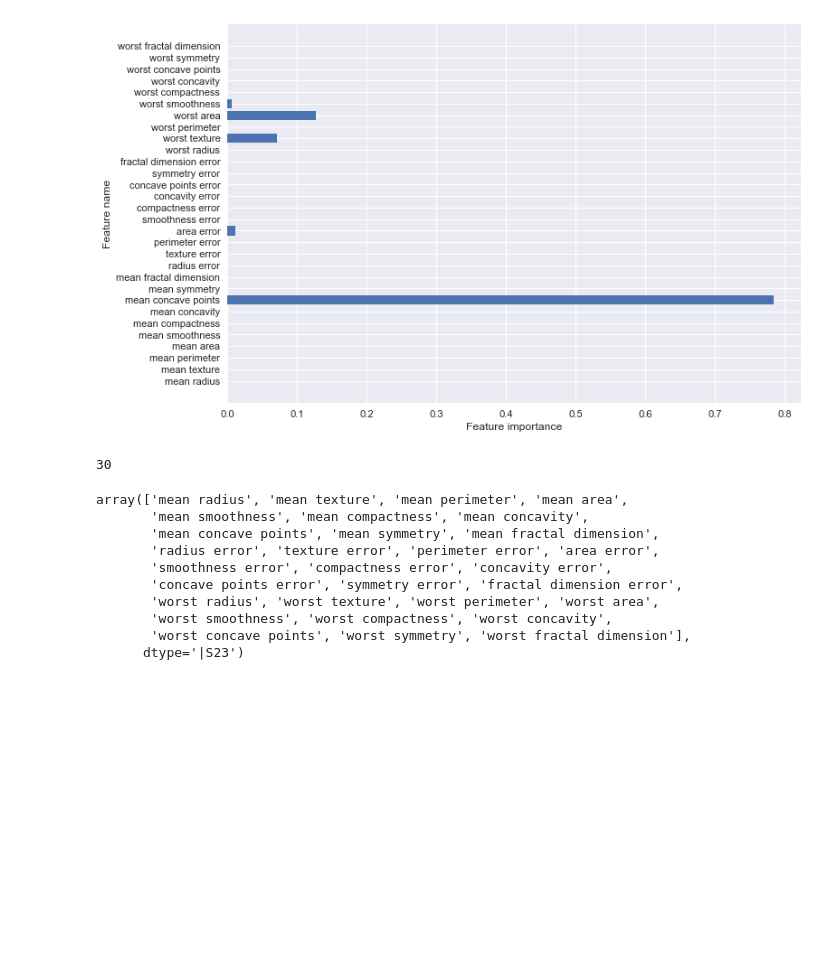
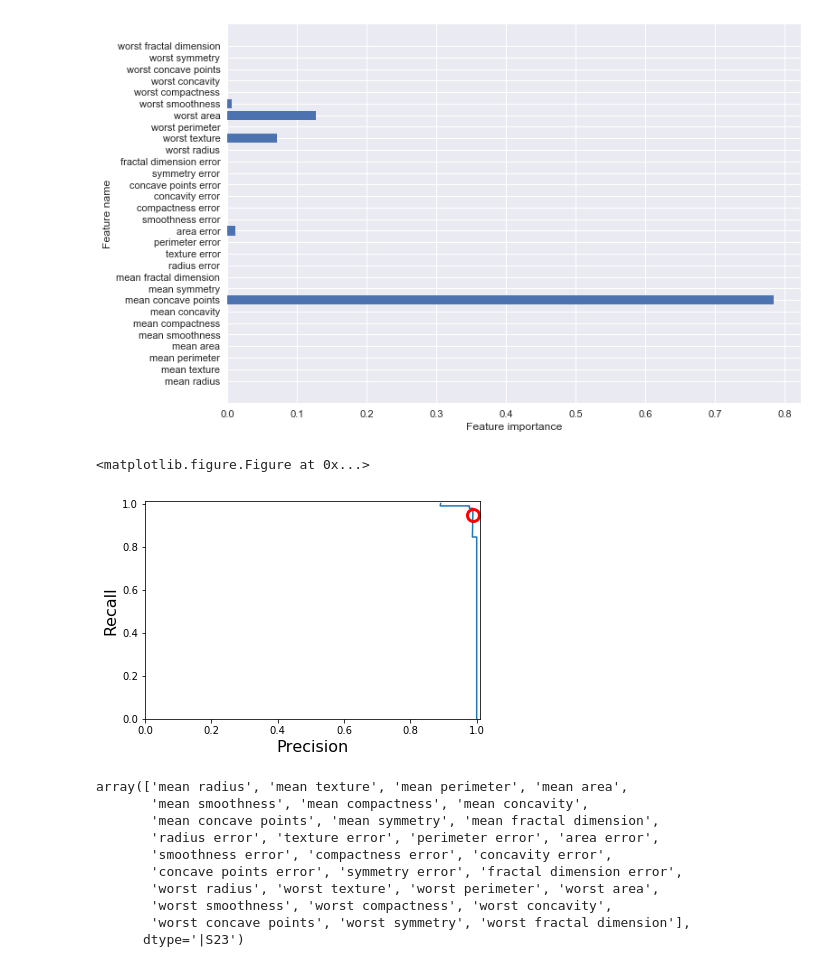
Before and after one commit to tvganesh/RPython-Part4, a Jupyter notebook: RandPython-Part4.ipynb, the cells around one changed output. Cells and saved outputs as stored; diff of their text form; code cells hidden in the pictures; blank space fills up the shorter version.

```diff
--- a/RandPython-Part4.ipynb
+++ b/RandPython-Part4.ipynb
@@ -272,11 +272,50 @@ Breast cancer dataset: decision tree
 Accuracy of DT classifier on training set: 0.96
 Accuracy of DT classifier on test set: 0.94
 [figure]
-# %%
-cancer= load_breast_cancer()
-len(cancer.feature_names)
-# %% [output]
-30
+# %%
+import numpy as np
+import pandas as pd
+import matplotlib.pyplot as plt
+from sklearn.model_selection import train_test_split
+from sklearn.datasets import load_breast_cancer
+from sklearn.linear_model import LogisticRegression
+(X_cancer, y_cancer) = load_breast_cancer(return_X_y = True)
+X_train, X_test, y_train, y_test = train_test_split(X_cancer, y_cancer, random_state = 0)
+
+
+lr = LogisticRegression().fit(X_train, y_train)
+
+y_scores_lr = lr.fit(X_train, y_train).decision_function(X_test)
+y_score_list = list(zip(y_test[0:20], y_scores_lr[0:20]))
+
+# show the decision_function scores for first 20 instances
+y_score_list
+
+y_proba_lr = lr.fit(X_train, y_train).predict_proba(X_test)
+y_proba_list = list(zip(y_test[0:20], y_proba_lr[0:20,1]))
+
+# show the probability of positive class for first 20 instances
+y_proba_list
+
+from sklearn.metrics import precision_recall_curve
+
+precision, recall, thresholds = precision_recall_curve(y_test, y_scores_lr)
+closest_zero = np.argmin(np.abs(thresholds))
+closest_zero_p = precision[closest_zero]
+closest_zero_r = recall[closest_zero]
+plt.figure(figsize=(15,10),dpi=80)
+plt.figure()
+plt.xlim([0.0, 1.01])
+plt.ylim([0.0, 1.01])
+plt.plot(precision, recall, label='Precision-Recall Curve')
+plt.plot(closest_zero_p, closest_zero_r, 'o', markersize = 12, fillstyle = 'none', c='r', mew=3)
+plt.xlabel('Precision', fontsize=16)
+plt.ylabel('Recall', fontsize=16)
+#plt.axes().set_aspect('equal')
+plt.show()
+# %% [output]
+<matplotlib.figure.Figure at 0x...>
+[figure, added]
 # %%
 type(cancer)
 cancer.feature_names
```
Also changed, not shown: parts of 5 cells of this notebook, 3 other files.
